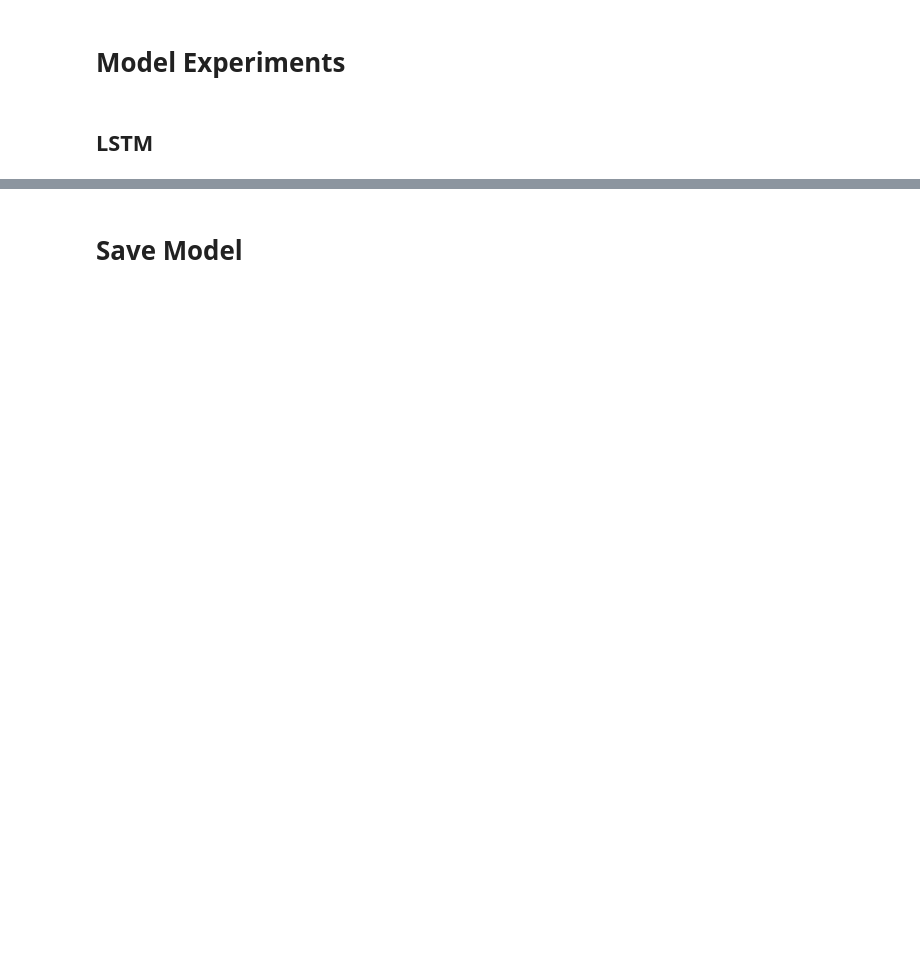
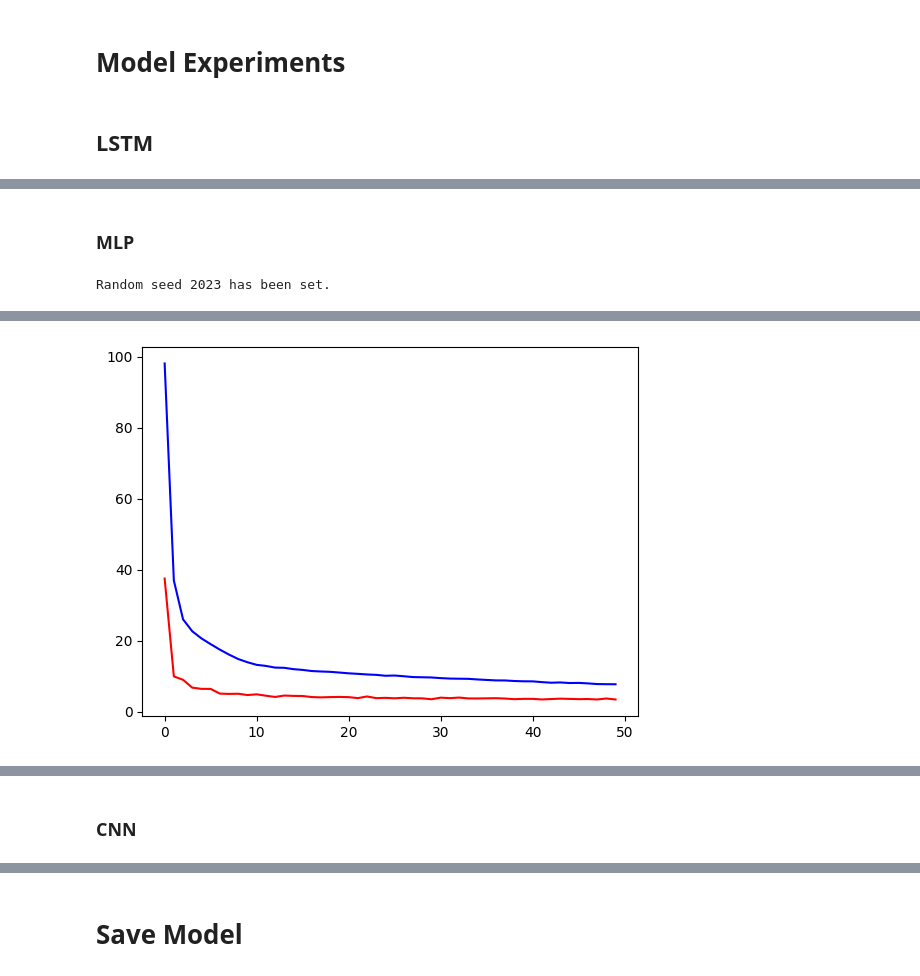
Before and after one commit to GaoDeBuChou/Swin-Transformer-based-Model-for-Trajectory-Prediction, a Jupyter notebook: experiments.ipynb, the cells around one changed output, grey strips where cells are left out. Saved outputs shown, nothing was run; the diff lists cells and outputs as text; code cells hidden in the pictures; blank space fills up the shorter version.

```diff
--- a/experiments.ipynb
+++ b/experiments.ipynb
@@ -266,3 +317,6 @@ Last epoch validation loss: 0.00018169036455629526
+# %%
+matrix_tensor = transformed["MATRIX_LIN"].apply(matrix2tensor).values
+mat_train, mat_valid, mat_test = matrix_tensor[idx_train], matrix_tensor[idx_valid], matrix_tensor[idx_test]
 # %%
 class MatrixDataset(Dataset):
     def __init__(self, matrix, output):
@@ -283,15 +330,0 @@ valid_loader = DataLoader(valid_data, batch_size=64, shuffle=True)
-# %%
-class MLP(nn.Module):
-    def __init__(self, i_size=40*40, h_size=100, h_layers=2, o_size=2):
-        super(MLP, self).__init__()
-        self.hiddens = nn.Sequential()
-        self.hiddens.append(nn.Sequential(nn.Linear(i_size, h_size), nn.Dropout(), nn.ReLU()))
-        for i in range(1, h_layers):
-            self.hiddens.append(nn.Sequential(nn.Linear(h_size, h_size), nn.Dropout(), nn.ReLU()))
-        self.out = nn.Linear(h_size, o_size)
-
-    def forward(self, x):
-        x = x.flatten(1)
-        for hidden in self.hiddens:
-            x = hidden(x)
-        return torch.sigmoid(self.out(x))
@@ -804,3 +330,0 @@ Last epoch validation loss: 0.0003554357762791177
-# %%
-matrix_tensor = transformed["MATRIX_EXP"].apply(matrix2tensor).values
-mat_train, mat_valid = matrix_tensor[idx_train], matrix_tensor[idx_valid]
@@ -854,0 +335,23 @@ Last epoch validation loss: 0.0002569367873816895
+# %% [markdown]
+### MLP
+# %%
+class MLP(nn.Module):
+    def __init__(self, i_size=40*40, h_size=150, h_layers=4, o_size=2):
+        super(MLP, self).__init__()
+        self.hiddens = nn.Sequential()
+        self.hiddens.append(nn.Sequential(nn.Linear(i_size, h_size), nn.Dropout(), nn.ReLU()))
+        for i in range(1, h_layers):
+            self.hiddens.append(nn.Sequential(nn.Linear(h_size, h_size), nn.Dropout(), nn.ReLU()))
+        self.out = nn.Linear(h_size, o_size)
+
+    def forward(self, x):
+        x = x.flatten(1)
+        for hidden in self.hiddens:
+            x = hidden(x)
+        return self.out(x)
+# %%
+set_seed(SEED)
+mlp_lin = MLP()
+train_model(mlp_lin, train_data, valid_data, test_data, lr=0.001, epochs=50)
+# %% [output]
+Random seed 2023 has been set.
@@ -854,0 +360 @@ Last epoch validation loss: 0.0002569367873816895
+[figure, added]
@@ -854,0 +362,2 @@ Last epoch validation loss: 0.0002569367873816895
+# %% [markdown]
+### CNN
```
Also changed, not shown: parts of 77 cells of this notebook.
